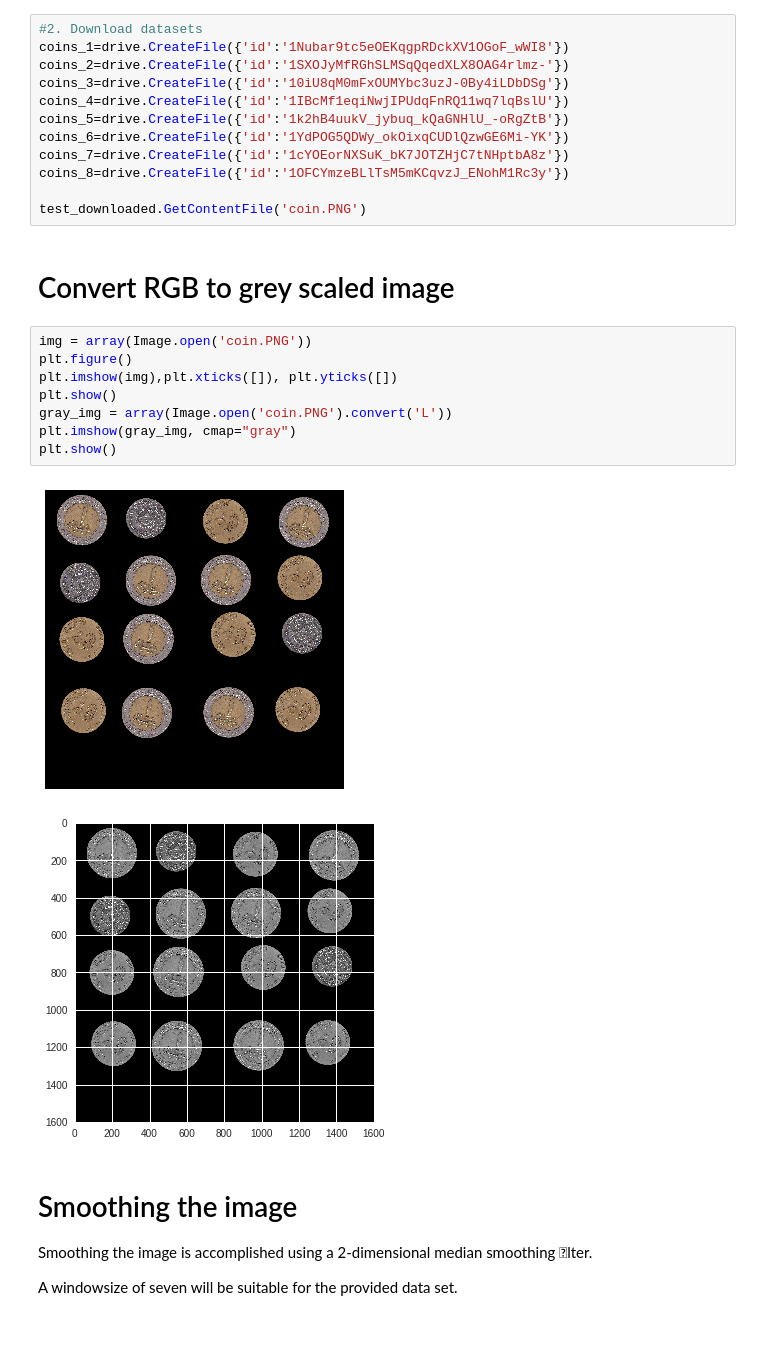
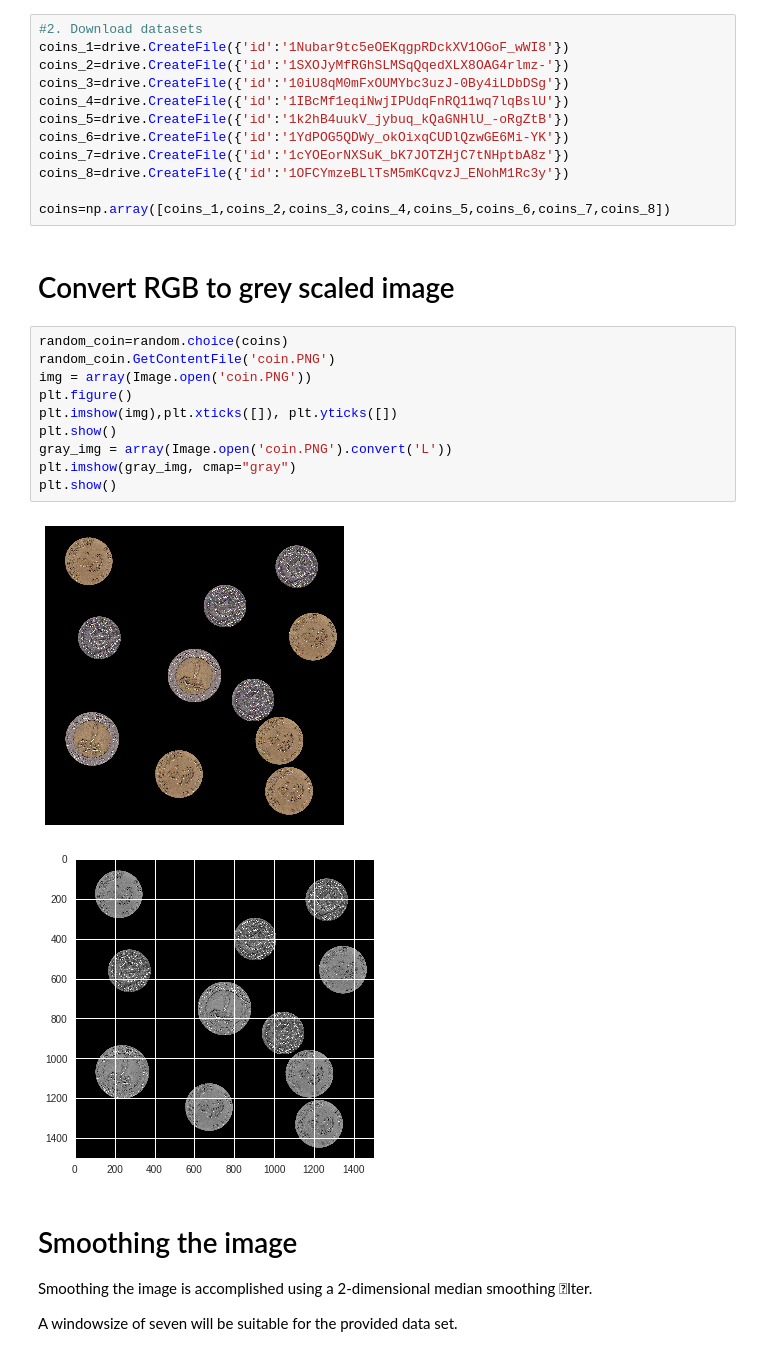
Before and after one commit to yomnabarakate21/Computer-vision-Course-assignments, a Jupyter notebook: assignment3.ipynb, the cells around one changed output. Cells and saved outputs as stored; diff of their text form.

Commit message:
apply on random data from dataset

```diff
--- a/assignment3.ipynb
+++ b/assignment3.ipynb
@@ -33,19 +33,21 @@ coins_6=drive.CreateFile({'id':'1YdPOG5QDWy_okOixqCUDlQzwGE6Mi-YK'})
 coins_7=drive.CreateFile({'id':'1cYOEorNXSuK_bK7JOTZHjC7tNHptbA8z'})
 coins_8=drive.CreateFile({'id':'1OFCYmzeBLlTsM5mKCqvzJ_ENohM1Rc3y'})
 
-test_downloaded.GetContentFile('coin.PNG')
+coins=np.array([coins_1,coins_2,coins_3,coins_4,coins_5,coins_6,coins_7,coins_8])
 # %% [markdown]
 # Convert RGB to grey scaled image
 # %%
+random_coin=random.choice(coins)
+random_coin.GetContentFile('coin.PNG')
 img = array(Image.open('coin.PNG'))
 plt.figure()
 plt.imshow(img),plt.xticks([]), plt.yticks([])
 plt.show()
 gray_img = array(Image.open('coin.PNG').convert('L'))
 plt.imshow(gray_img, cmap="gray")
 plt.show()
 # %% [output]
-[figure, old version]
+[figure, new version]
-[figure, old version]
+[figure, new version]
 # %% [markdown]
 # Smoothing the image
```
Also changed, not shown: parts of 7 cells of this notebook.
